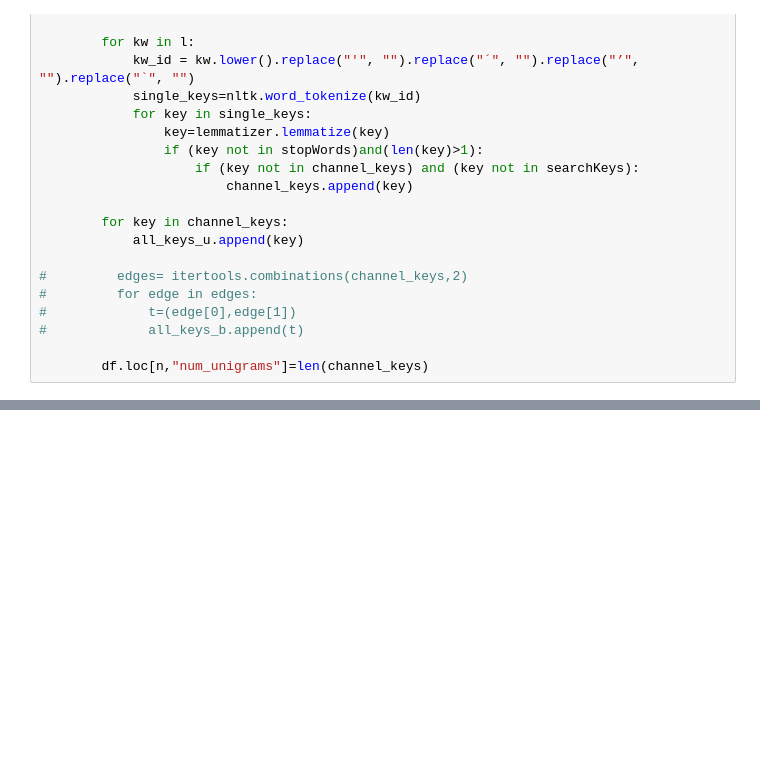
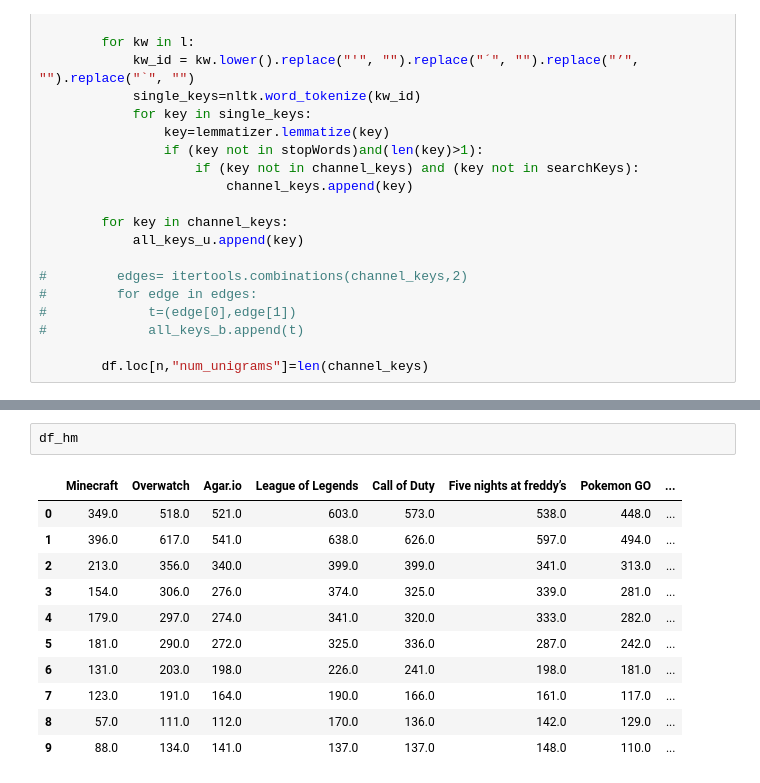
Before and after one commit to AnaRuizS/LetsplayData, a Jupyter notebook: API data code/Tags NLP.ipynb, the cells around one changed output, grey strips where cells are left out. Cells and saved outputs as stored; diff of their text form; blank space fills up the shorter version.

```diff
--- a/API data code/Tags NLP.ipynb
+++ b/API data code/Tags NLP.ipynb
@@ -180,0 +298,14 @@ df.plot(x='views', y='num_unigrams', style='.', figsize=(12,10))
+# %%
+df_hm
+# %% [output]
+|  | Minecraft | Overwatch | Agar.io | League of Legends | Call of Duty | Five nights at freddy’s | Pokemon GO | ... |
+| 0 | 349.0 | 518.0 | 521.0 | 603.0 | 573.0 | 538.0 | 448.0 | ... |
+| 1 | 396.0 | 617.0 | 541.0 | 638.0 | 626.0 | 597.0 | 494.0 | ... |
+| 2 | 213.0 | 356.0 | 340.0 | 399.0 | 399.0 | 341.0 | 313.0 | ... |
+| 3 | 154.0 | 306.0 | 276.0 | 374.0 | 325.0 | 339.0 | 281.0 | ... |
+| 4 | 179.0 | 297.0 | 274.0 | 341.0 | 320.0 | 333.0 | 282.0 | ... |
+| 5 | 181.0 | 290.0 | 272.0 | 325.0 | 336.0 | 287.0 | 242.0 | ... |
+| 6 | 131.0 | 203.0 | 198.0 | 226.0 | 241.0 | 198.0 | 181.0 | ... |
+| 7 | 123.0 | 191.0 | 164.0 | 190.0 | 166.0 | 161.0 | 117.0 | ... |
+| 8 | 57.0 | 111.0 | 112.0 | 170.0 | 136.0 | 142.0 | 129.0 | ... |
+| 9 | 88.0 | 134.0 | 141.0 | 137.0 | 137.0 | 148.0 | 110.0 | ... |
```
Also changed, not shown: parts of 53 cells of this notebook, 5 other files.
